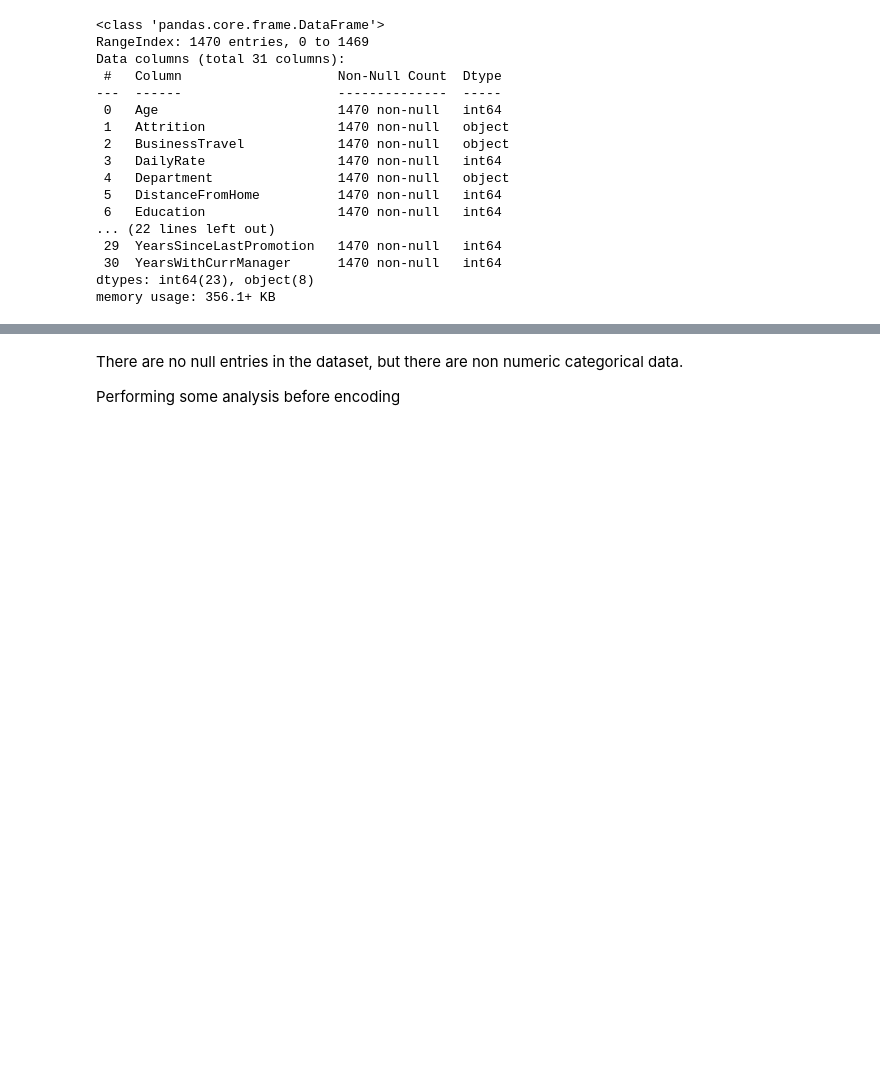
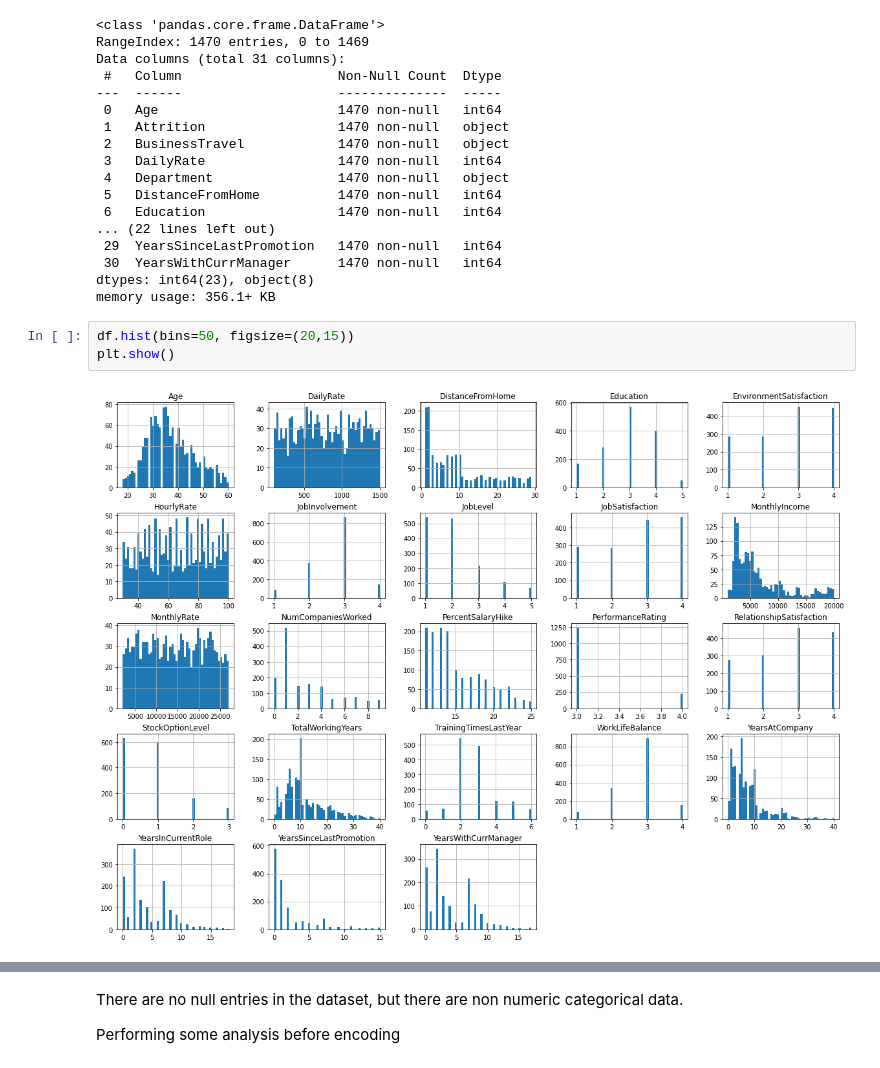
Before and after one commit to AmanKrishna171/HR_Analytics_Data_Science_Project, a Jupyter notebook: CW_Part1.ipynb, the cells around one changed output, grey strips where cells are left out. Cells and saved outputs as stored; diff of their text form; blank space fills up the shorter version.

```diff
--- a/CW_Part1.ipynb
+++ b/CW_Part1.ipynb
@@ -80,3 +80,8 @@ Data columns (total 31 columns):
  30  YearsWithCurrManager      1470 non-null   int64
 dtypes: int64(23), object(8)
 memory usage: 356.1+ KB
+# %%
+df.hist(bins=50, figsize=(20,15))
+plt.show()
+# %% [output]
+[figure, added]
```
Also changed, not shown: parts of 12 cells of this notebook.
